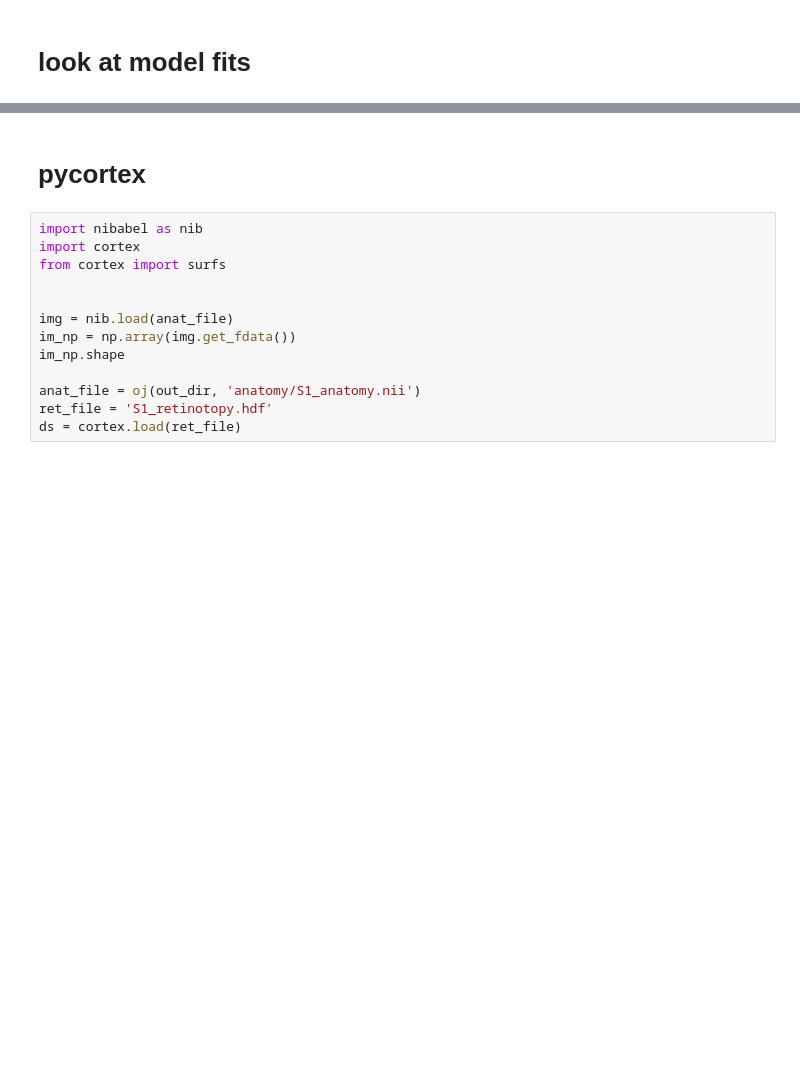
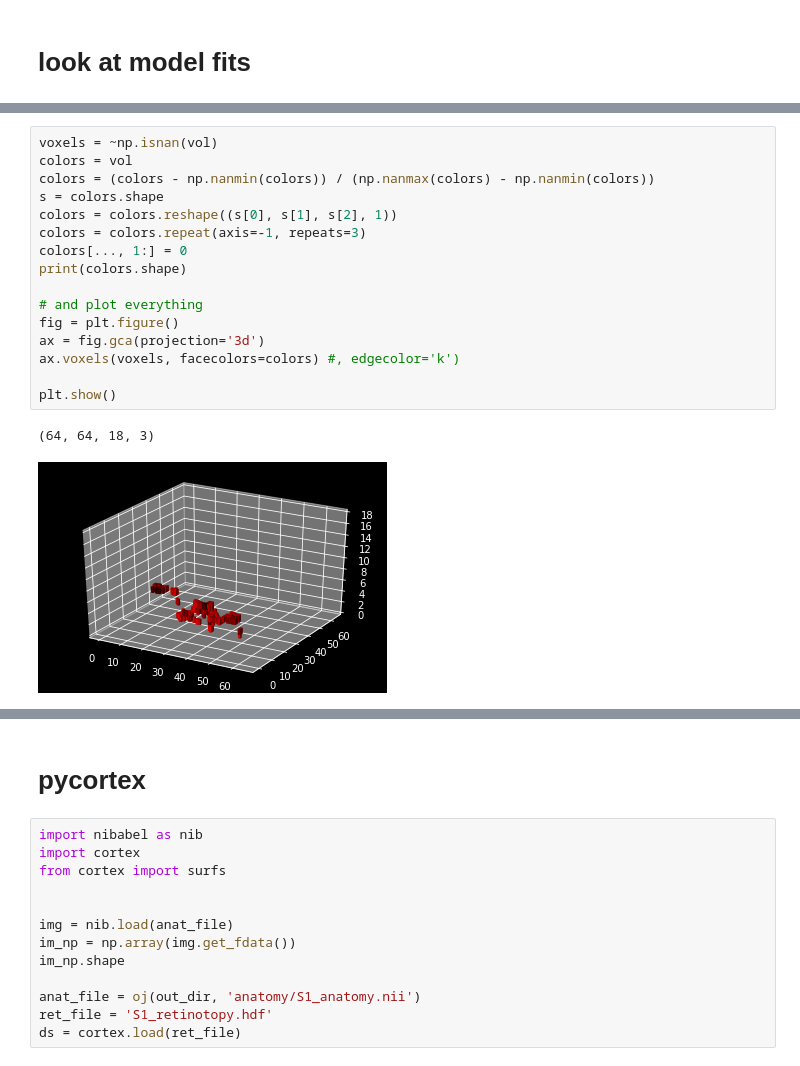
Before and after one commit to csinva/dnn-experiments, a Jupyter notebook: linear_experiments/fmri/analyze_fmri.ipynb, the cells around one changed output, grey strips where cells are left out. Drawn from its saved outputs; the diff is of its cells as text; blank space fills up the shorter version.

```diff
--- a/linear_experiments/fmri/analyze_fmri.ipynb
+++ b/linear_experiments/fmri/analyze_fmri.ipynb
@@ -85,0 +135,19 @@ vol = np.zeros(73728)
+# %%
+voxels = ~np.isnan(vol)
+colors = vol
+colors = (colors - np.nanmin(colors)) / (np.nanmax(colors) - np.nanmin(colors))
+s = colors.shape
+colors = colors.reshape((s[0], s[1], s[2], 1))
+colors = colors.repeat(axis=-1, repeats=3)
+colors[..., 1:] = 0
+print(colors.shape)
+
+# and plot everything
+fig = plt.figure()
+ax = fig.gca(projection='3d')
+ax.voxels(voxels, facecolors=colors) #, edgecolor='k')
+
+plt.show()
+# %% [output]
+(64, 64, 18, 3)
+[figure, added]
```
Also changed, not shown: parts of 14 cells of this notebook, 3 other files.
